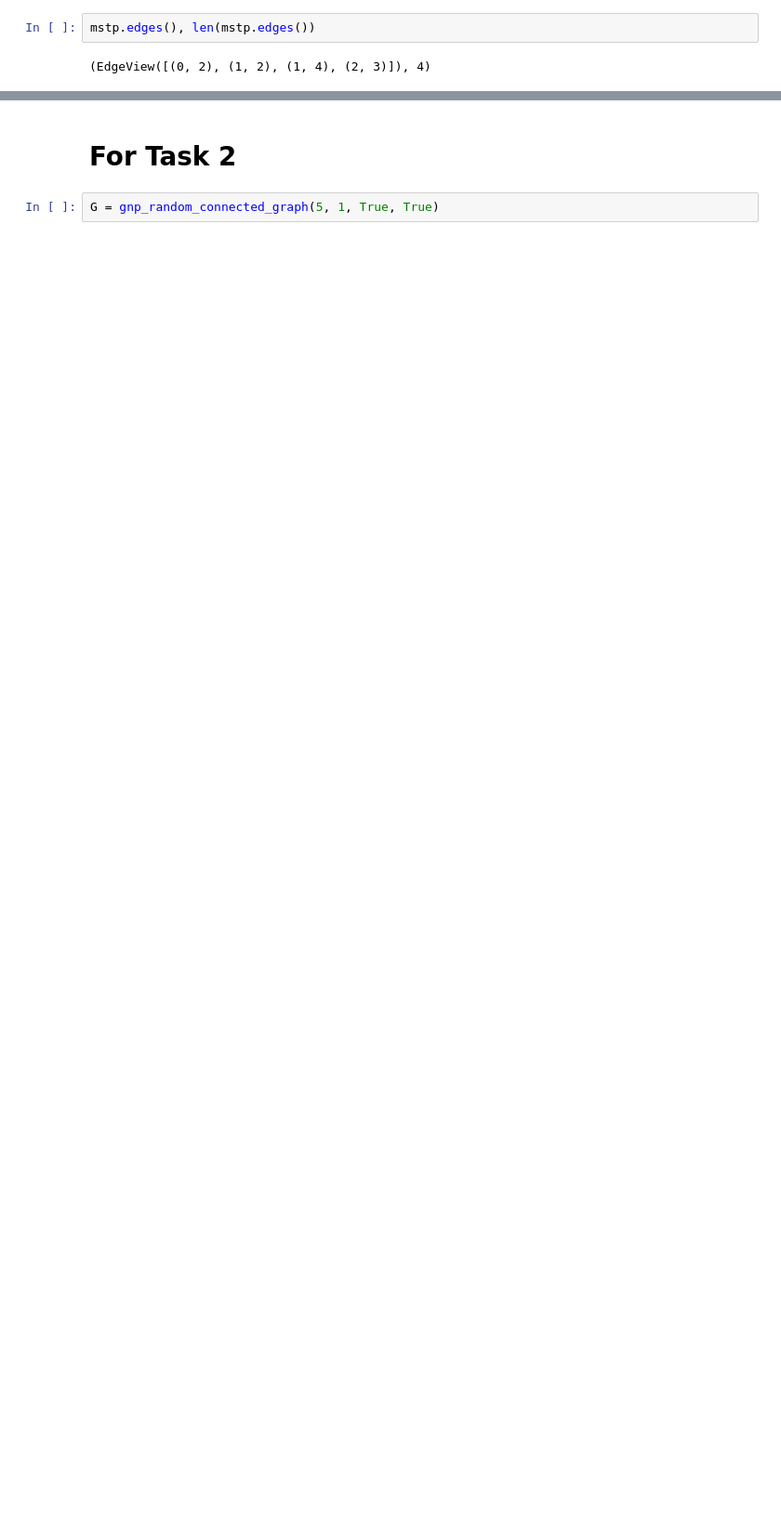
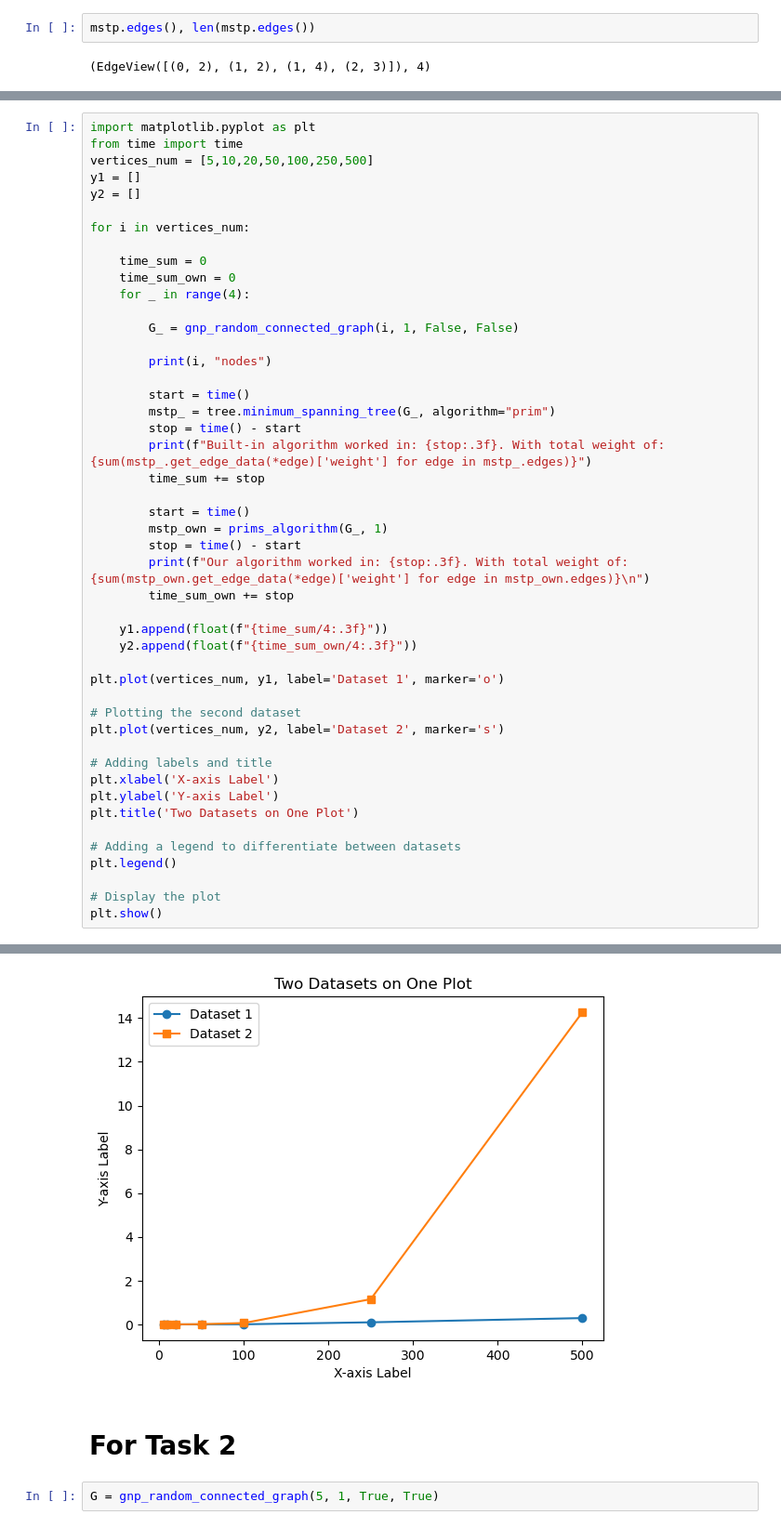
Before and after one commit to BlueSkyAndSomeCurses/sem_2_disc_lab_1, a Jupyter notebook: GraphGeneration.ipynb, the cells around one changed output, grey strips where cells are left out. Shown at 93% size. Cells and saved outputs as stored; diff of their text form; blank space fills up the shorter version.

```diff
--- a/GraphGeneration.ipynb
+++ b/GraphGeneration.ipynb
@@ -158,0 +151,48 @@ mstp.edges(), len(mstp.edges())
+# %%
+import matplotlib.pyplot as plt
+from time import time
+vertices_num = [5,10,20,50,100,250,500]
+y1 = []
+y2 = []
+
+for i in vertices_num:
+
+    time_sum = 0
+    time_sum_own = 0
+    for _ in range(4):
+
+        G_ = gnp_random_connected_graph(i, 1, False, False)
+
+        print(i, "nodes")
+
+        start = time()
+        mstp_ = tree.minimum_spanning_tree(G_, algorithm="prim")
+        stop = time() - start
+        print(f"Built-in algorithm worked in: {stop:.3f}. With total weight of: {sum(mstp_.get_edge_data(*edge)['weight'] for edge in mstp_.edges)}")
+        time_sum += stop
+
+        start = time()
+        mstp_own = prims_algorithm(G_, 1)
+        stop = time() - start
+        print(f"Our algorithm worked in: {stop:.3f}. With total weight of: {sum(mstp_own.get_edge_data(*edge)['weight'] for edge in mstp_own.edges)}\n")
+        time_sum_own += stop
+
+    y1.append(float(f"{time_sum/4:.3f}"))
+    y2.append(float(f"{time_sum_own/4:.3f}"))
+
+plt.plot(vertices_num, y1, label='Dataset 1', marker='o')
+
+# Plotting the second dataset
+plt.plot(vertices_num, y2, label='Dataset 2', marker='s')
+
+# Adding labels and title
+plt.xlabel('X-axis Label')
+plt.ylabel('Y-axis Label')
+plt.title('Two Datasets on One Plot')
+
+# Adding a legend to differentiate between datasets
+plt.legend()
+
+# Display the plot
+plt.show()
+# %% [output]
@@ -159,3 +216,4 @@ mstp.edges(), len(mstp.edges())
+[figure, added]
 # %% [markdown]
 # For Task 2
 # %%
```
Also changed, not shown: parts of 6 cells of this notebook.
